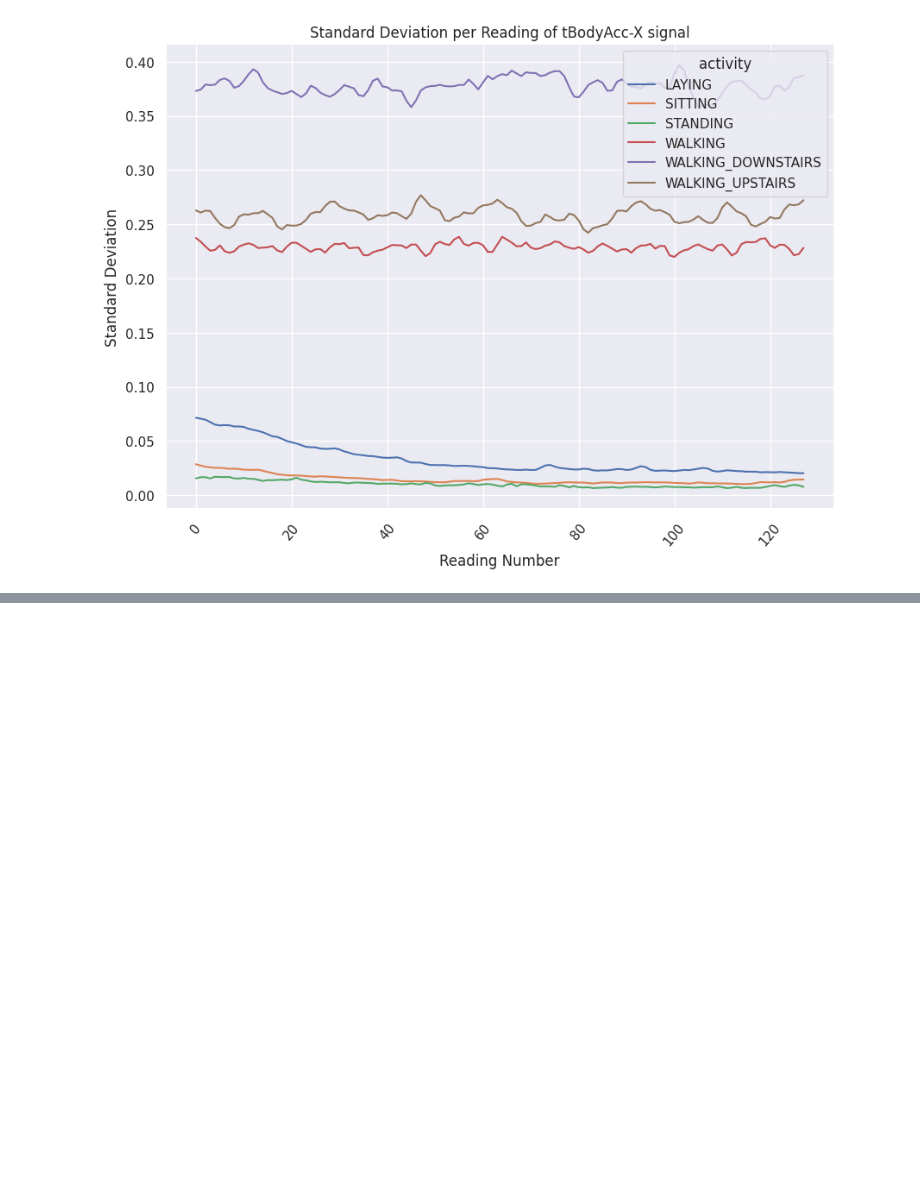
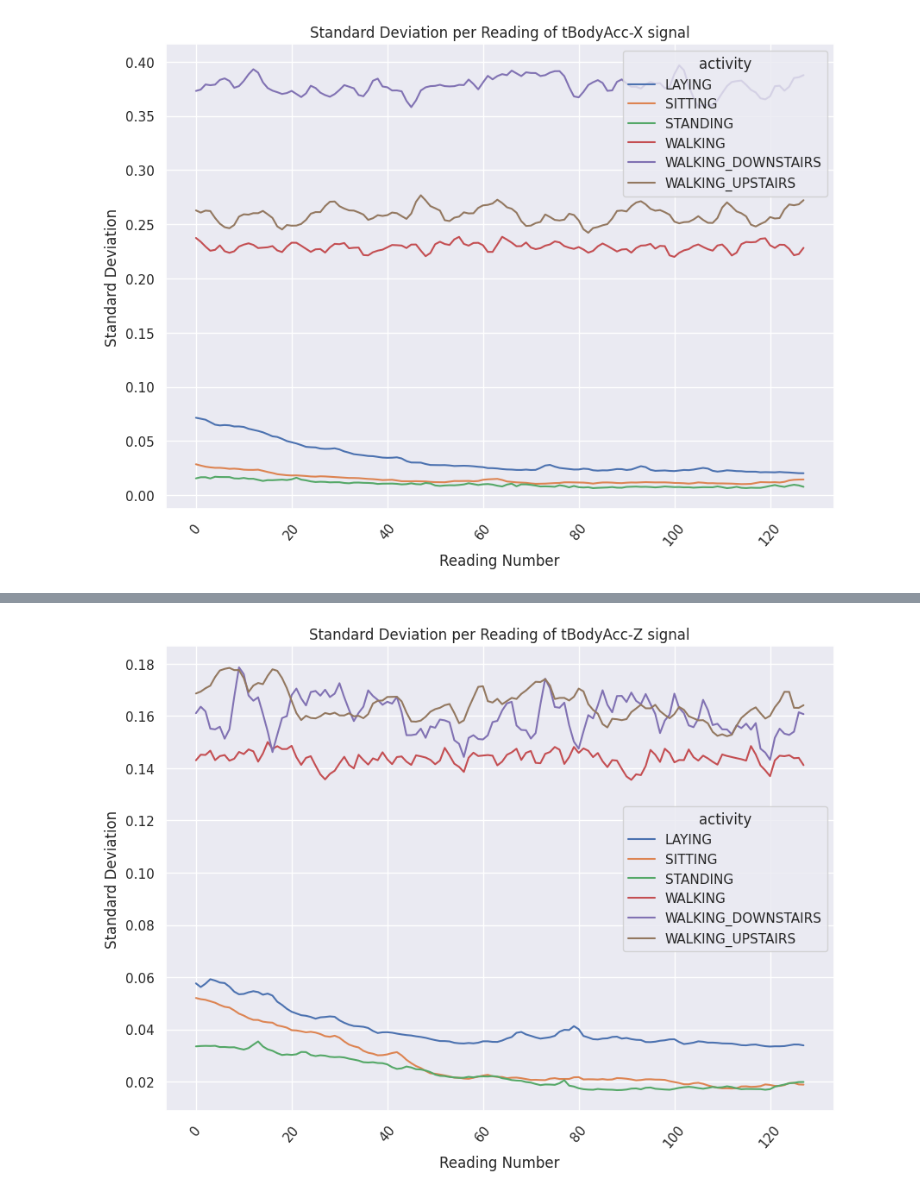
Before and after one commit to medhatfawzy/HAR, a Jupyter notebook: 2.EDA.ipynb, the cells around one changed output, grey strips where cells are left out. Cells and saved outputs as stored; diff of their text form; code cells hidden in the pictures; blank space fills up the shorter version.

```diff
--- a/2.EDA.ipynb
+++ b/2.EDA.ipynb
@@ -154,0 +202,17 @@ plt.show()
+# %%
+(
+    body_acc_z
+    .groupby('activity')
+    .std(numeric_only=True)
+    .transpose()
+    # [["LAYING", "SITTING", "STANDING"]]
+    # [["WALKING_DOWNSTAIRS", "WALKING_UPSTAIRS", "WALKING"]]
+    .plot(rot=50,
+            xlabel="Reading Number",
+            ylabel="Standard Deviation",
+            figsize=(10, 7),
+            title="Standard Deviation per Reading of tBodyAcc-Z signal")
+)
+plt.show()
+# %% [output]
+[figure, added]
```
Also changed, not shown: parts of 8 cells of this notebook.
